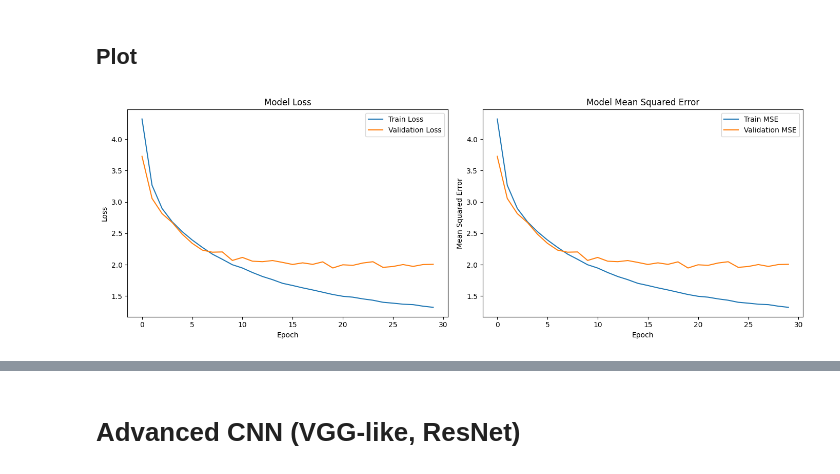
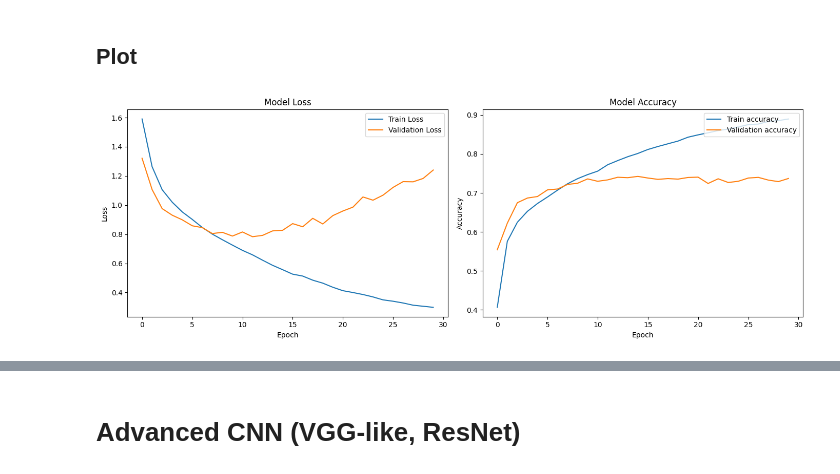
Before and after one commit to QianXunX/TFG, a Jupyter notebook: main.ipynb, the cells around one changed output, grey strips where cells are left out. Cells and saved outputs as stored; diff of their text form; code cells hidden in the pictures.

Commit message:
Changed to classification model and added confussion matrix

```diff
--- a/main.ipynb
+++ b/main.ipynb
@@ -165,3 +166,6 @@ images.shape, labels.shape, image_paths[:5]
   'FERPLUS-master/data\\FER2013Train\\fer0000002.png',
   'FERPLUS-master/data\\FER2013Train\\fer0000003.png',
   'FERPLUS-master/data\\FER2013Train\\fer0000004.png'])
+# %%
+label_predominant_emotion_indices = np.argmax(labels, axis=1)
+label_predominant_emotion_indices.shape
@@ -174,17 +180,17 @@ test_indices = [i for i, path in enumerate(image_paths) if 'FER2013Test' in path
 valid_indices = [i for i, path in enumerate(image_paths) if 'FER2013Valid' in path]
 
 train_images = images[train_indices]
-train_labels = labels[train_indices]
+train_labels = label_predominant_emotion_indices[train_indices]
 print("Train images info: ")
 print(train_images.shape, train_labels.shape)
 
 valid_images = images[valid_indices]
-valid_labels = labels[valid_indices]
+valid_labels = label_predominant_emotion_indices[valid_indices]
 print("Valid images info: ")
 print(valid_images.shape, valid_labels.shape)
 
 test_images = images[test_indices]
-test_labels = labels[test_indices]
+test_labels = label_predominant_emotion_indices[test_indices]
 print("Test images info: ")
 print(test_images.shape, test_labels.shape)
 # %% [output]
@@ -217,7 +223,7 @@ basic_model = Sequential([
     Flatten(),  # flatten the output for the dense layer
     Dense(128, activation='relu'),  # fully connected layer
     Dropout(0.5),  # dropout for regularization
-    Dense(10, activation='linear')  # output layer with 10 units for each emotion
+    Dense(10, activation='softmax')  # output layer with 10 units for each emotion
 ])
 
 basic_model.summary()  # This will print the summary of the model architecture
@@ -243,8 +253,8 @@ _________________________________________________________________
 # Compile the model
 basic_model.compile(
     optimizer='adam',
-    loss='mean_squared_error',
-    metrics=['mean_squared_error']
+    loss='sparse_categorical_crossentropy',
+    metrics=['accuracy']
 )
 # %% [markdown]
 ## Reshape images to add channel dimension for CNN
@@ -315,27 +325,27 @@ Test MSE: 1.9038771390914917
 # %%
 # Plot the history
 # Assuming 'history' is the output from your model.fit()
 plt.figure(figsize=(14, 5))
 
 # Plot training & validation loss values
 plt.subplot(1, 2, 1)
 plt.plot(basic_model_history.history['loss'], label='Train Loss')
 plt.plot(basic_model_history.history['val_loss'], label='Validation Loss')
 plt.title('Model Loss')
 plt.ylabel('Loss')
 plt.xlabel('Epoch')
 plt.legend(loc='upper right')
 
 # Plot training & validation mean squared error
 plt.subplot(1, 2, 2)
-plt.plot(basic_model_history.history['mean_squared_error'], label='Train MSE')
-plt.plot(basic_model_history.history['val_mean_squared_error'], label='Validation MSE')
-plt.title('Model Mean Squared Error')
-plt.ylabel('Mean Squared Error')
+plt.plot(basic_model_history.history['accuracy'], label='Train accuracy')
+plt.plot(basic_model_history.history['val_accuracy'], label='Validation accuracy')
+plt.title('Model Accuracy')
+plt.ylabel('Accuracy')
 plt.xlabel('Epoch')
 plt.legend(loc='upper right')
 
 plt.tight_layout()
 plt.show()
 # %% [output]
-[figure, old version]
+[figure, new version]
```
Also changed, not shown: parts of 10 cells of this notebook.
